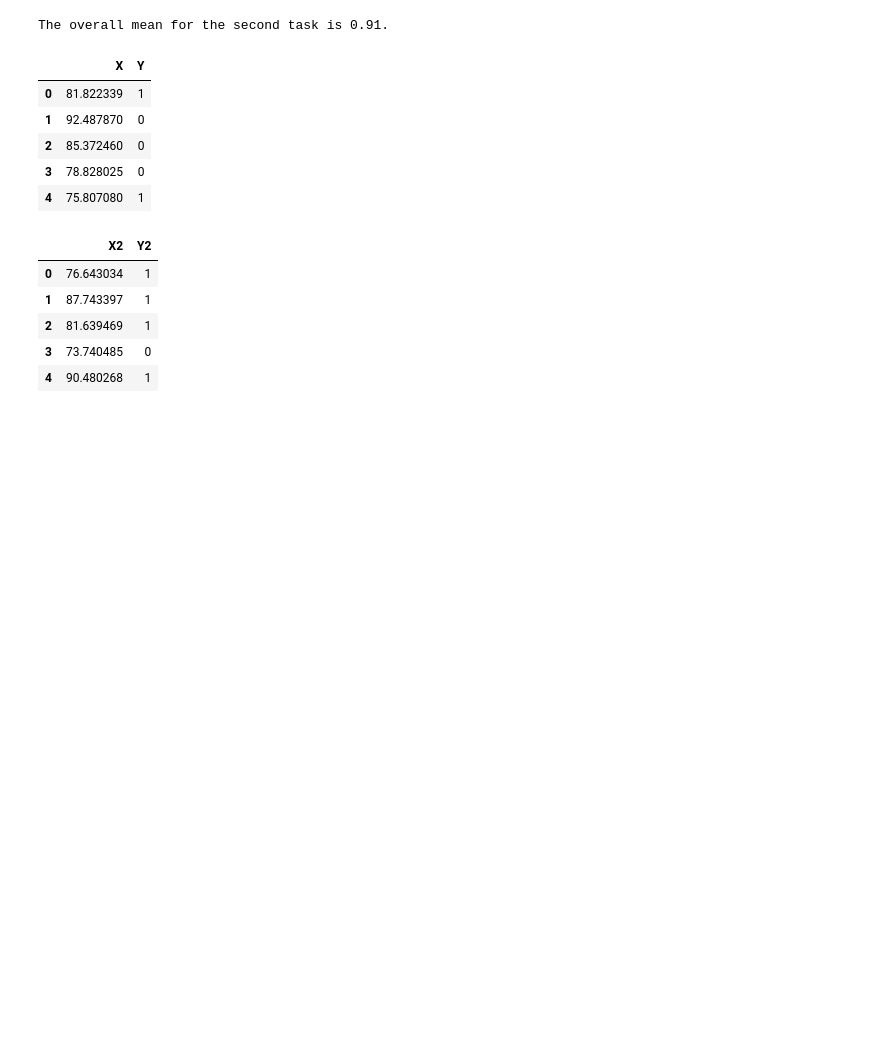
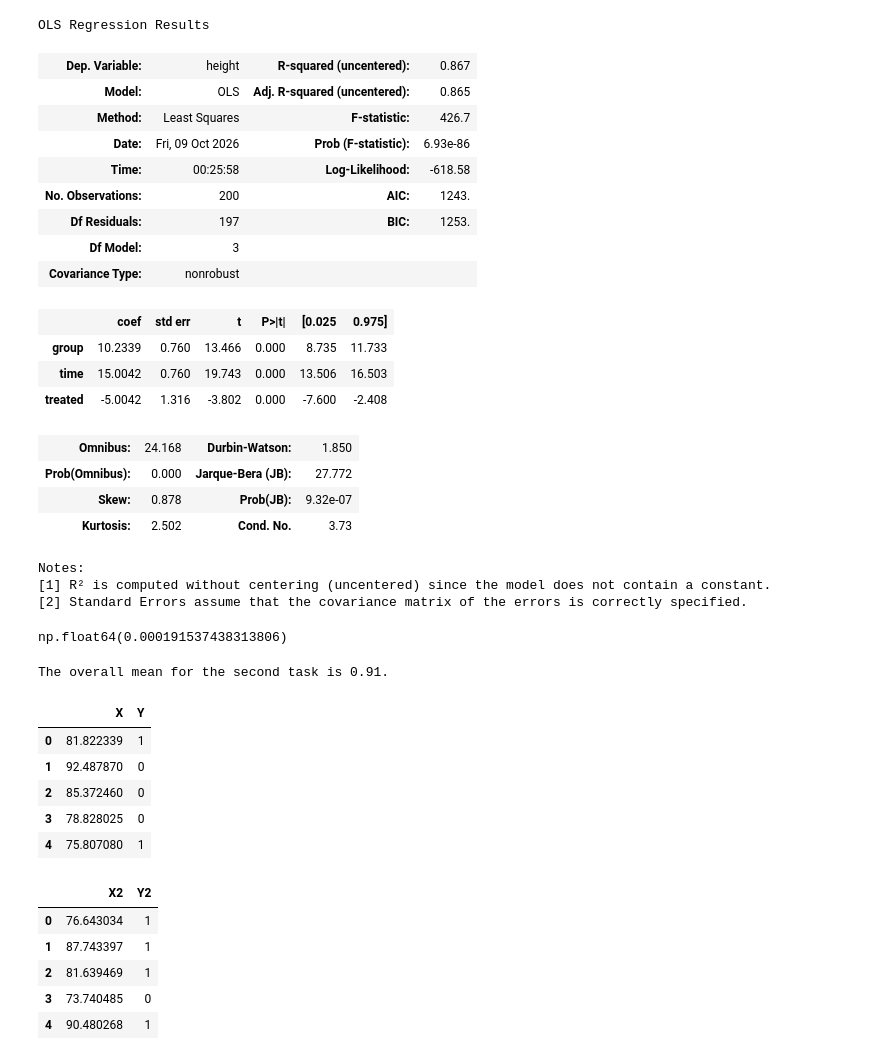
Before and after one commit to eghatzis0527/DX702-mod-6, a Jupyter notebook: HW_Reflections_Code_1-4.ipynb, the cells around one changed output. Cells and saved outputs as stored; diff of their text form; code cells hidden in the pictures; blank space fills up the shorter version.

```diff
--- a/HW_Reflections_Code_1-4.ipynb
+++ b/HW_Reflections_Code_1-4.ipynb
@@ -45,3 +89,55 @@ The sample variance for sample size 10000 is 0.0006.
+# %%
+# Question 3.2 Answer
+
+# Creating Data
+plant_data = pd.DataFrame({'group' : [0] * 50 + [1] * 50})
+
+# Duplicating rows in plant_data for before and after treatment
+# Ensures the before and after heights for each plant are together
+plant_data = plant_data.loc[plant_data.index.repeat(2)].reset_index()
+plant_data['time'] = [0, 1] * 100
+plant_data['treated'] = plant_data['group'] * plant_data['time']
+
+# Generating starting heights
+starting_heights = np.random.normal(10, 2, 100)
+plant_data['height'] = np.repeat(starting_heights, 2)
+
+# Adding normal plant growth and treatment plant growth
+plant_data['height'] += 5 * plant_data['time']
+plant_data['height'] += 5 * plant_data['treated']
+
+X = plant_data[['group', 'time', 'treated']]
+y = plant_data['height']
+
+model = sm.OLS(y, X).fit()
+
+model.summary()
+# %% [output]
+OLS Regression Results
+| Dep. Variable: | height | R-squared (uncentered): | 0.867 |
+| Model: | OLS | Adj. R-squared (uncentered): | 0.865 |
+| Method: | Least Squares | F-statistic: | 426.7 |
+| Date: | Fri, 09 Oct 2026 | Prob (F-statistic): | 6.93e-86 |
+| Time: | 00:25:58 | Log-Likelihood: | -618.58 |
+| No. Observations: | 200 | AIC: | 1243. |
+| Df Residuals: | 197 | BIC: | 1253. |
+| Df Model: | 3 |  |  |
+| Covariance Type: | nonrobust |  |  |
+|  | coef | std err | t | P>|t| | [0.025 | 0.975] |
+| group | 10.2339 | 0.760 | 13.466 | 0.000 | 8.735 | 11.733 |
+| time | 15.0042 | 0.760 | 19.743 | 0.000 | 13.506 | 16.503 |
+| treated | -5.0042 | 1.316 | -3.802 | 0.000 | -7.600 | -2.408 |
+| Omnibus: | 24.168 | Durbin-Watson: | 1.850 |
+| Prob(Omnibus): | 0.000 | Jarque-Bera (JB): | 27.772 |
+| Skew: | 0.878 | Prob(JB): | 9.32e-07 |
+| Kurtosis: | 2.502 | Cond. No. | 3.73 |
+Notes:
+[1] R² is computed without centering (uncentered) since the model does not contain a constant.
+[2] Standard Errors assume that the covariance matrix of the errors is correctly specified.
+# %%
+model.pvalues['treated']
+# %% [output]
+np.float64(0.000191537438313806)
 # %%
 # Question 4.1 Answer
 
```
Also changed, not shown: parts of 4 cells of this notebook, 1 other file.
